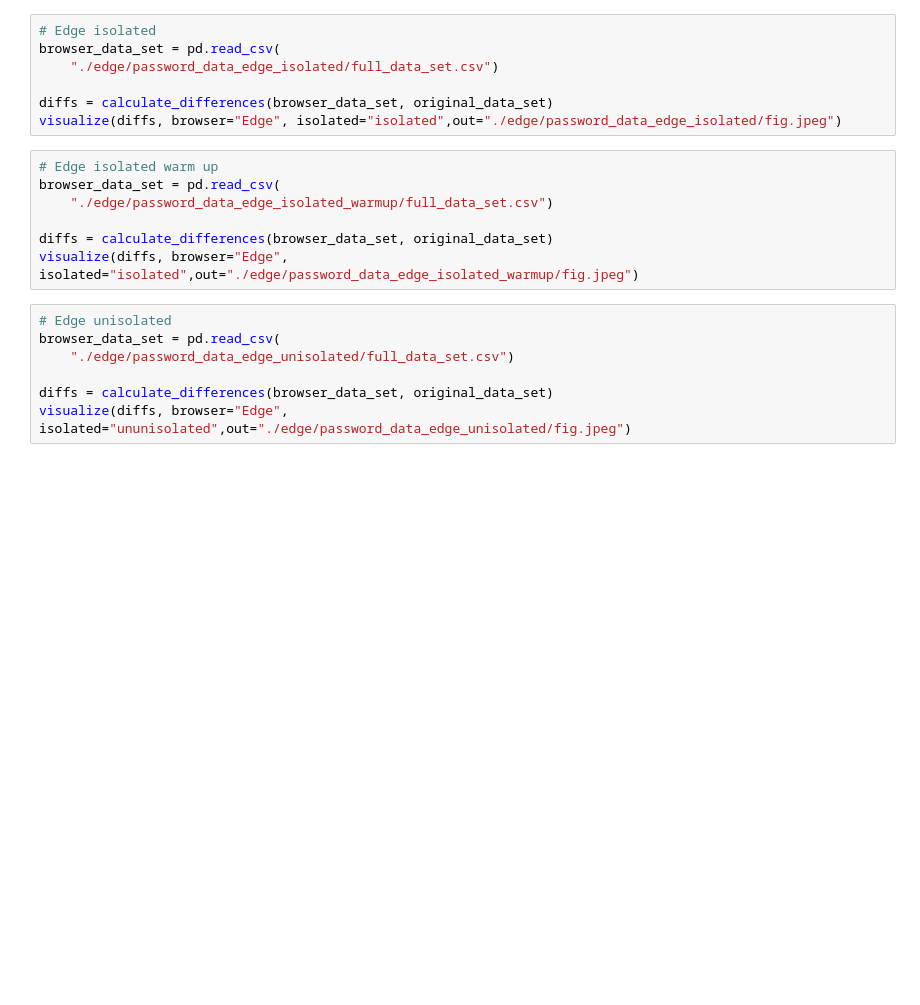
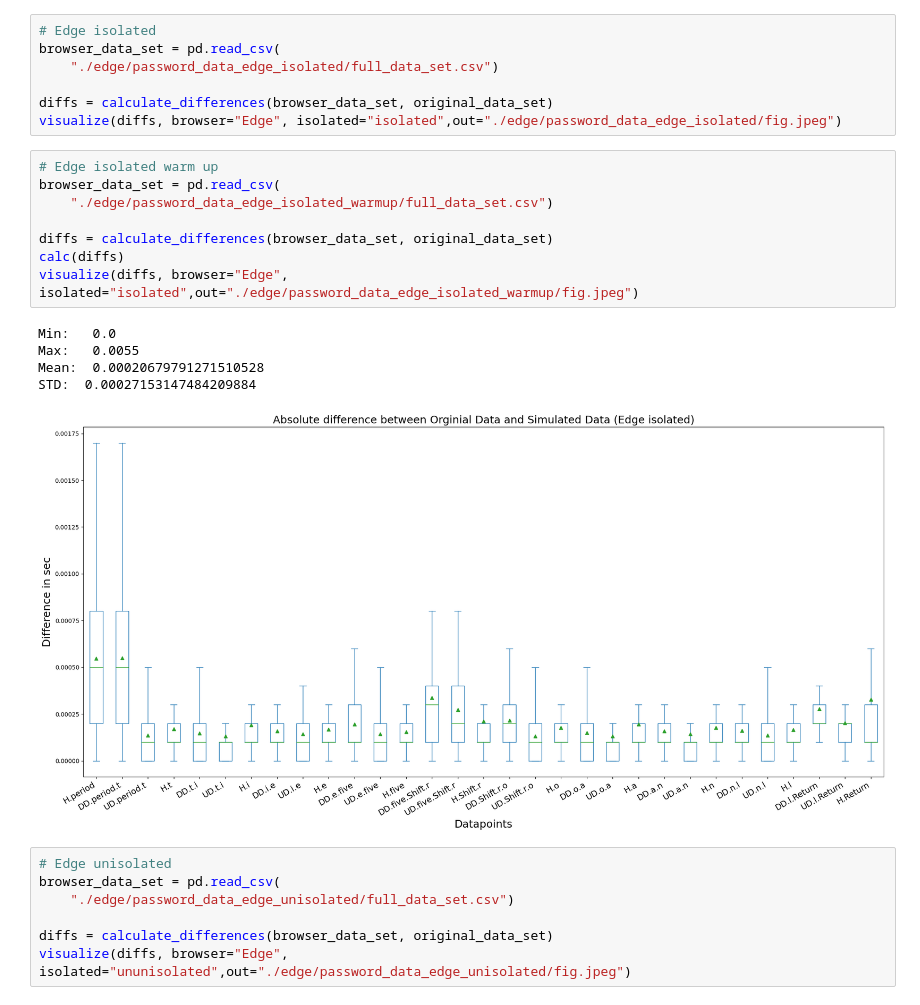
Before and after one commit to wutterfly/browser-timer-results, a Jupyter notebook: password/pw_analysis.ipynb, the cells around one changed output. Saved outputs shown, nothing was run; the diff lists cells and outputs as text; blank space fills up the shorter version.

```diff
--- a/password/pw_analysis.ipynb
+++ b/password/pw_analysis.ipynb
@@ -110,10 +179,17 @@ visualize(diffs, browser="Edge", isolated="isolated",out="./edge/password_data_e
 # %%
 # Edge isolated warm up
 browser_data_set = pd.read_csv(
     "./edge/password_data_edge_isolated_warmup/full_data_set.csv")
 
 diffs = calculate_differences(browser_data_set, original_data_set)
+calc(diffs)
 visualize(diffs, browser="Edge", isolated="isolated",out="./edge/password_data_edge_isolated_warmup/fig.jpeg")
+# %% [output]
+Min:   0.0
+Max:   0.0055
+Mean:  0.00020679791271510528
+STD:  0.00027153147484209884
+[figure, added]
 # %%
 # Edge unisolated
 browser_data_set = pd.read_csv(
```
Also changed, not shown: parts of 11 cells of this notebook, 46 other files.
